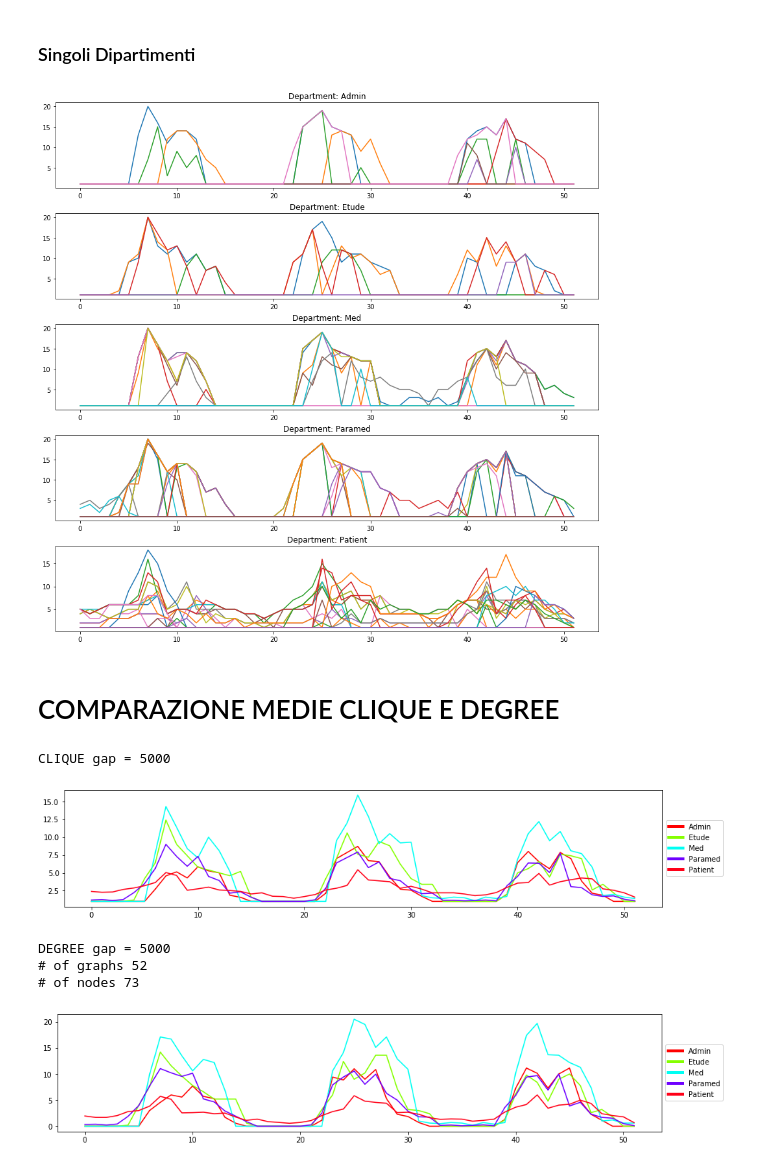
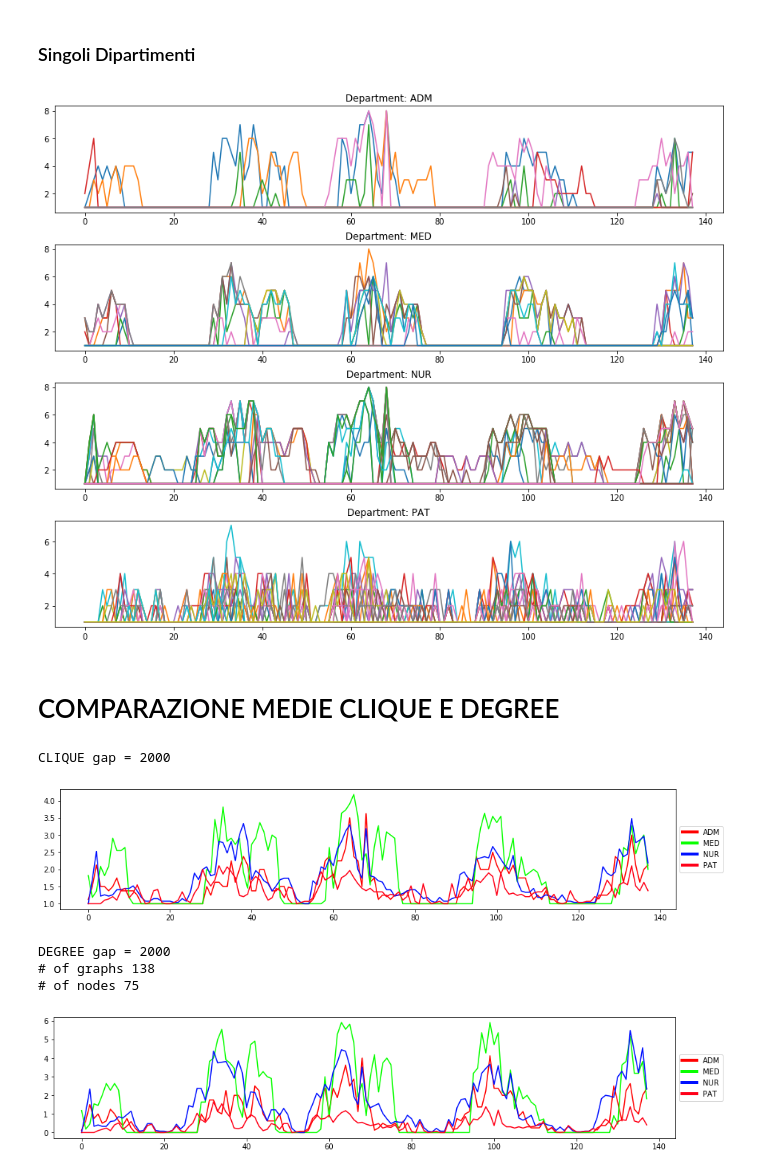
Before and after one commit to AntonioLonga/SocioPatternsExperiments, a Jupyter notebook: socioPatterns/Node Clique and Degrees/Node MAXclique time.ipynb, the cells around one changed output. Drawn from its saved outputs; the diff is of its cells as text; code cells hidden in the pictures.

```diff
--- a/socioPatterns/Node Clique and Degrees/Node MAXclique time.ipynb
+++ b/socioPatterns/Node Clique and Degrees/Node MAXclique time.ipynb
@@ -20,8 +15,8 @@ The autoreload extension is already loaded. To reload it, use:
 # Node MAXclique time
 # %%
 # load data
-data_in = cs.load_data("data/co-presence/LH10.dat")
-meta = "data/co-presence/metadata/metadata_LH10.dat"
+data_in = cs.load_data("../data/face-to-face/LH10.dat")
+meta = "../data/face-to-face/metadata/metadata_LH10.dat"
 
 print(len(data_in))
 
@@ -60,6 +56,6 @@ for gap in gaps:
 # %%
 data = data_in
-dict_cliques = node_MAXclique_time(data,gap=5000)
+dict_cliques = node_MAXclique_time(data,gap=2000)
 # %%
 plot_node_behaviour(dict_cliques,
                     meta_dict,
@@ -87,24 +83,24 @@ plot_node_behaviour_unique_department(dict_cliques,
                                         alpha=0.5,
                                         save=None)
 # %% [output]
-[figure, old version]
+[figure, new version]
 # %% [markdown]
 # COMPARAZIONE MEDIE CLIQUE E DEGREE
 # %%
-print("CLIQUE gap = 5000")
+print("CLIQUE gap = 2000")
 avg_cliques = departments_average(dict_cliques,meta_dict)
 plot_node_behaviour_avg(avg_cliques,meta_dict,dict_colors,figsize=(15,3),alpha=0.5,save=None)
-print("DEGREE gap = 5000")
-dict_degrees = node_degrees_times(data,gap=5000)
+print("DEGREE gap = 2000")
+dict_degrees = node_degrees_times(data,gap=2000)
 avg_degree = departments_average(dict_degrees,meta_dict)
 plot_node_behaviour_avg(avg_degree,meta_dict,dict_colors,figsize=(15,3),alpha=0.5,save=None)
 # %% [output]
-CLIQUE gap = 5000
+CLIQUE gap = 2000
-[figure, old version]
+[figure, new version]
-DEGREE gap = 5000
-# of graphs 52
-# of nodes 73
+DEGREE gap = 2000
+# of graphs 138
+# of nodes 75
-[figure, old version]
+[figure, new version]
 # %%
 def load_metadata(path):
     '''
```
Also changed, not shown: parts of 7 cells of this notebook, 17 other files.
